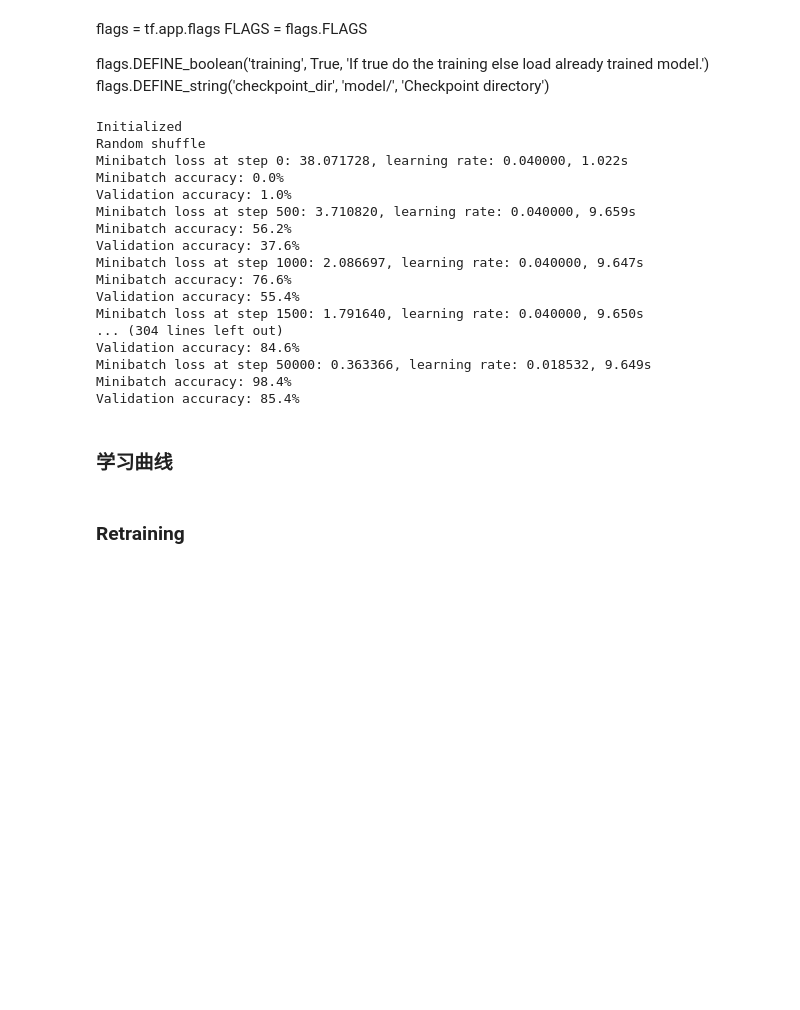
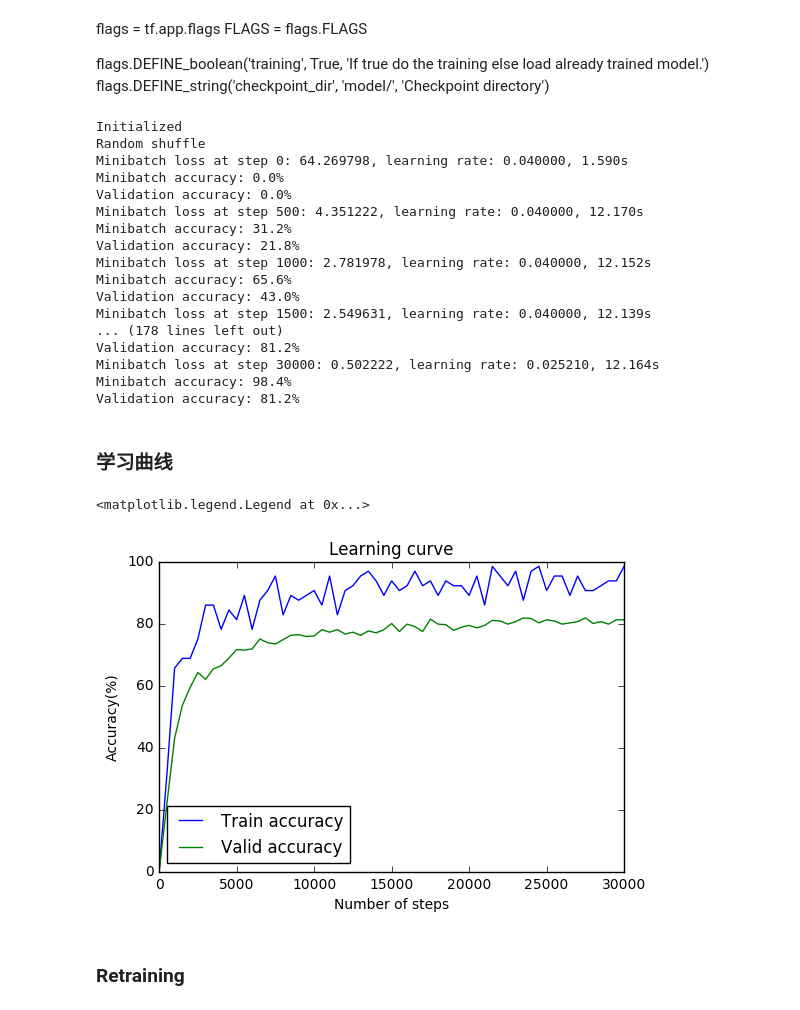
Before and after one commit to mee1o/dr, a Jupyter notebook: capstone_multi2_CNN.ipynb, the cells around one changed output. Drawn from its saved outputs; the diff is of its cells as text; code cells hidden in the pictures; blank space fills up the shorter version.

```diff
--- a/capstone_multi2_CNN.ipynb
+++ b/capstone_multi2_CNN.ipynb
@@ -192,7 +192,7 @@ with graph.as_default():
                 tf.nn.l2_loss(fc_digit4_weights) + \
                 tf.nn.l2_loss(fc_digit5_weights)
 
-    loss += 5e-4 * regularizers
+    loss += 1e-3 * regularizers
 
     batch = tf.Variable(0, dtype=tf.float32)
     #decayed_learning_rate = learning_rate *
@@ -201,7 +201,7 @@ with graph.as_default():
         0.04, # Base learning rate
         batch * BATCH_SIZE, # Current index into the dataset
         train_labels.shape[0], # Decay step
-        0.95, # Decay rate,
+        0.9, # Decay rate,
         staircase=True
     )
 
@@ -229,7 +229,7 @@ flags.DEFINE_string('checkpoint_dir', 'model/', 'Checkpoint directory')
 import time
 import datetime
 
-NUM_STEPS = 50001
+NUM_STEPS = 30001
 SHOW_STATE_AFTER = 500
 
 train_accuracies = []
@@ -267,30 +267,33 @@ with tf.Session(graph=graph) as session:
 # %% [output]
 Initialized
 Random shuffle
-Minibatch loss at step 0: 38.071728, learning rate: 0.040000, 1.022s
+Minibatch loss at step 0: 64.269798, learning rate: 0.040000, 1.590s
 Minibatch accuracy: 0.0%
-Validation accuracy: 1.0%
-Minibatch loss at step 500: 3.710820, learning rate: 0.040000, 9.659s
-Minibatch accuracy: 56.2%
-Validation accuracy: 37.6%
-Minibatch loss at step 1000: 2.086697, learning rate: 0.040000, 9.647s
-Minibatch accuracy: 76.6%
-Validation accuracy: 55.4%
-Minibatch loss at step 1500: 1.791640, learning rate: 0.040000, 9.650s
-... (304 lines left out)
-Validation accuracy: 84.6%
-Minibatch loss at step 50000: 0.363366, learning rate: 0.018532, 9.649s
+Validation accuracy: 0.0%
+Minibatch loss at step 500: 4.351222, learning rate: 0.040000, 12.170s
+Minibatch accuracy: 31.2%
+Validation accuracy: 21.8%
+Minibatch loss at step 1000: 2.781978, learning rate: 0.040000, 12.152s
+Minibatch accuracy: 65.6%
+Validation accuracy: 43.0%
+Minibatch loss at step 1500: 2.549631, learning rate: 0.040000, 12.139s
+... (178 lines left out)
+Validation accuracy: 81.2%
+Minibatch loss at step 30000: 0.502222, learning rate: 0.025210, 12.164s
 Minibatch accuracy: 98.4%
-Validation accuracy: 85.4%
+Validation accuracy: 81.2%
 # %% [markdown]
 ### 学习曲线
 # %%
 plt.plot(range(0, NUM_STEPS, SHOW_STATE_AFTER), train_accuracies)
 plt.plot(range(0, NUM_STEPS, SHOW_STATE_AFTER), valid_accuracies)
 plt.title('Learning curve')
-plt.xlabel('#Steps')
+plt.xlabel('Number of steps')
 plt.ylabel('Accuracy(%)')
 plt.legend(['Train accuracy', 'Valid accuracy'], loc='best')
+# %% [output]
+<matplotlib.legend.Legend at 0x...>
+[figure, added]
 # %% [markdown]
 ### Retraining
 # %% [raw]
```
Also changed, not shown: parts of 3 cells of this notebook, 2 other files.
